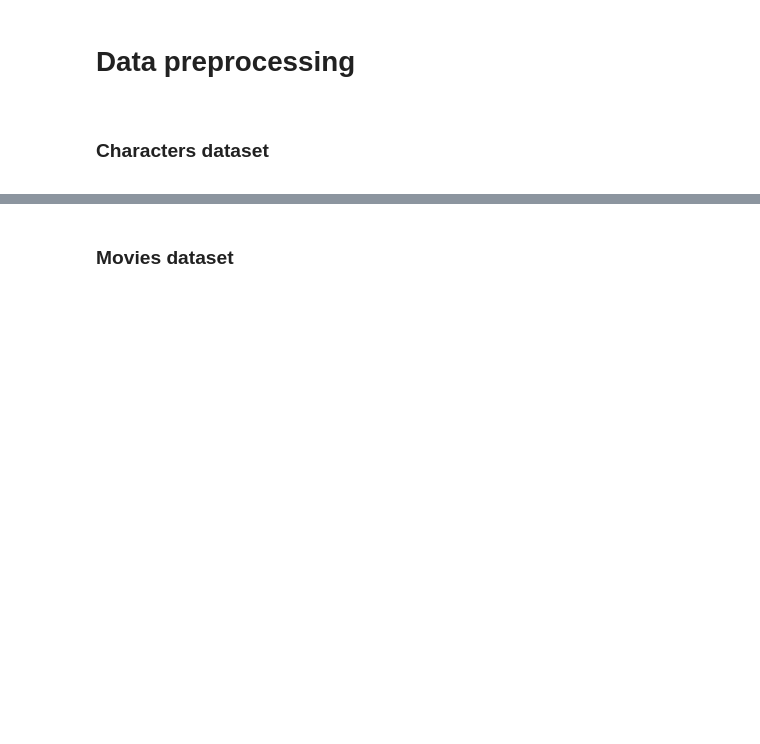
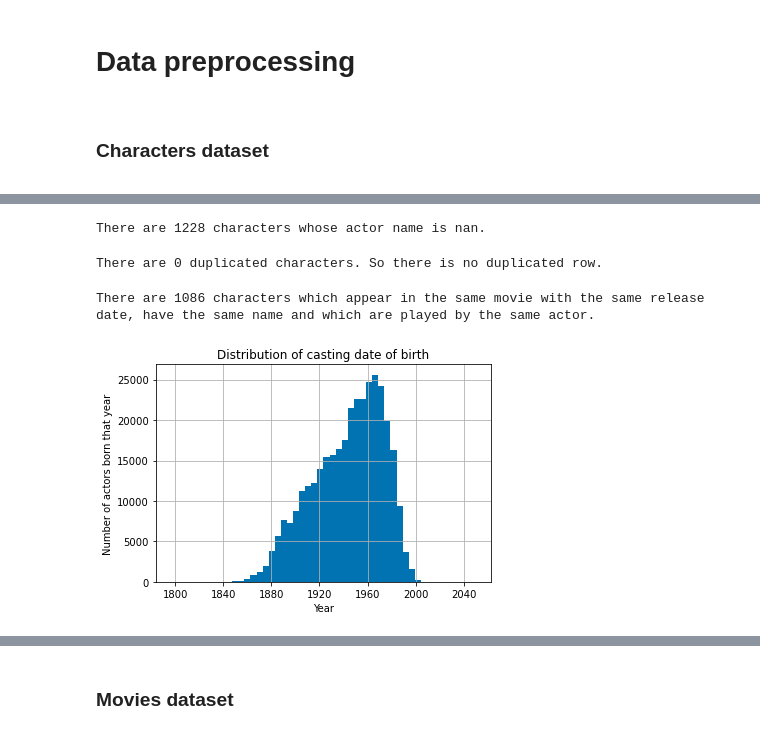
Before and after one commit to epfl-ada/ada-2022-project-dadalife, a Jupyter notebook: ADA_CMU.ipynb, the cells around one changed output, grey strips where cells are left out. Saved outputs shown, nothing was run; the diff lists cells and outputs as text; code cells hidden in the pictures; blank space fills up the shorter version.

Commit message:
actor analysis

```diff
--- a/ADA_CMU.ipynb
+++ b/ADA_CMU.ipynb
@@ -151,6 +151,3 @@ As shown with .info() function, it can be seen that data is in Mb order so it ca
 df_chars['m_release_date']=pd.to_datetime(df_chars['m_release_date'], errors = 'coerce')##min value of date '1010-12-02' qui plus petit que la plus petite date de to_datetime
 df_chars['actor_dob'] = df_chars['actor_dob'].apply(lambda x: str(x) if len(str(x)) <=10 else str(x)[:10])
 df_chars['actor_dob'] = pd.to_datetime(df_chars['actor_dob'], errors = 'coerce')
-df_chars.dropna(subset='actor_name', inplace=True)
-df_chars.drop_duplicates(keep='first', inplace=True)
-df_chars.drop_duplicates(subset=["wikipedia_m_ID", "character_name", "actor_name", "m_release_date"], keep=False, inplace=True)
@@ -196,0 +175,28 @@ df_chars['actor_ethnicity'] = df_chars['actor_ethnicity'].apply(lambda x: ethnic
+# %%
+# Number of characters whose actor is named 'NaN'
+nb_chars_nan = df_chars['actor_name'].value_counts(dropna=False)[np.nan]
+print("There are {} characters whose actor name is nan.".format(nb_chars_nan))
+# %% [output]
+There are 1228 characters whose actor name is nan.
+# %%
+# Number of duplicates
+nb_char_duplicates = df_chars.duplicated().sum()
+print("There are {} duplicated characters. So there is no duplicated row.".format(nb_char_duplicates))
+# %% [output]
+There are 0 duplicated characters. So there is no duplicated row.
+# %%
+# Number of occurrences with same subset of columns as described below
+nb_char_duplicates_sub = df_chars.duplicated(subset=['wikipedia_m_ID', 'character_name', 'actor_name', 'm_release_date']).sum()
+print("There are {} characters which appear in the same movie with the same release date, have the same name and which are played by the same actor.".format(nb_char_duplicates_sub))
+# %% [output]
+There are 1086 characters which appear in the same movie with the same release date, have the same name and which are played by the same actor.
+# %%
+# Sensible looking graph, there is no need to discard any data based on this feature
+plt.title('Distribution of casting date of birth')
+plt.xlabel('Year')
+plt.ylabel('Number of actors born that year')
+plt.hist(df_chars['actor_dob'], bins=50, color=BLUE)
+plt.grid()
+plt.show()
+# %% [output]
+[figure, added]
```
Also changed, not shown: parts of 76 cells of this notebook.
